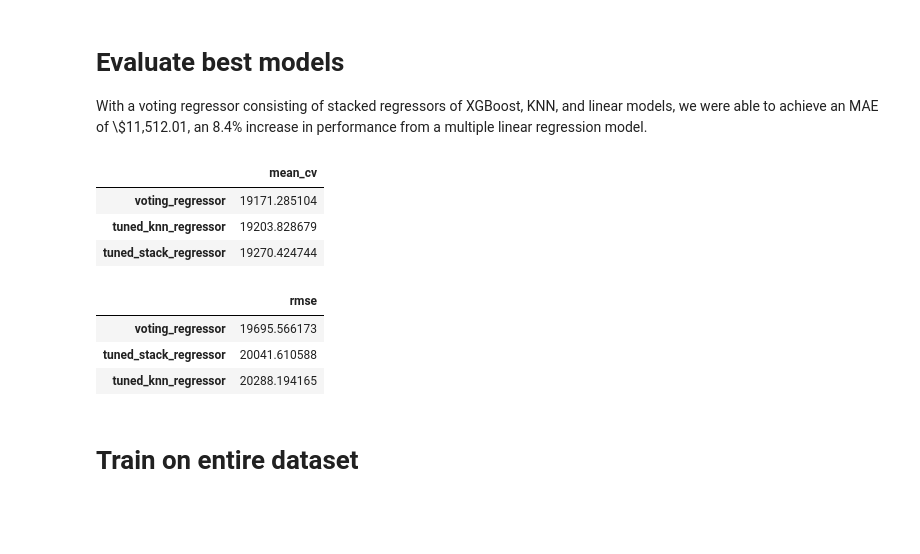
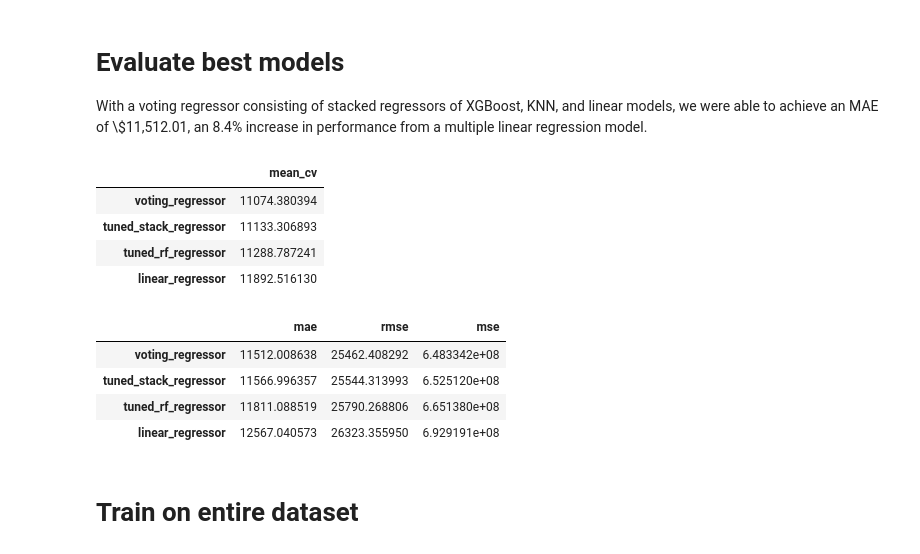
Before and after one commit to nathann3/airbnb_pricer_seattle, a Jupyter notebook: notebooks/3_modeling.ipynb, the cells around one changed output. Drawn from its saved outputs; the diff is of its cells as text; code cells hidden in the pictures; blank space fills up the shorter version.

```diff
--- a/notebooks/3_modeling.ipynb
+++ b/notebooks/3_modeling.ipynb
@@ -264,15 +266,15 @@ param_grid_stack = {
 
 gdStack = GridSearchCV(estimator=tuned_stack,
                       param_grid=param_grid_stack,
-                      cv=5,
+                      cv=cv,
                       n_jobs=-1,
-                      scoring='neg_root_mean_squared_error', verbose=True)
+                      scoring='neg_mean_absolute_error', verbose=True)
 
 gdStack.fit(X_train, y_train)
 
-rmse = -gdStack.best_score_
+mae = -gdStack.best_score_
 pipelines['tuned_stack_regressor'] = gdStack.best_estimator_
-metrics_df = metrics_df.append(pd.DataFrame({'mean_cv': rmse}, index=['tuned_stack_regressor']))
+metrics_df = metrics_df.append(pd.DataFrame({'mean_cv': mae}, index=['tuned_stack_regressor']))
 # %% [output]
 Fitting 5 folds for each of 5 candidates, totalling 25 fits
 # %%
@@ -313,14 +315,14 @@ metrics_df.loc[top_models]
 estimators = [(model, pipelines[model]) for model in top_models]
 pipelines['voting_regressor'] = VotingRegressor(estimators=estimators)
 
-rmse = -cross_val_score(pipelines['voting_regressor'],
+mae = -cross_val_score(pipelines['voting_regressor'],
                         X_train,
                         y_train,
-                        cv=5,
+                        cv=cv,
                         n_jobs=-1,
-                        scoring='neg_root_mean_squared_error').mean()
+                        scoring='neg_mean_absolute_error').mean()
 
-metrics_df = metrics_df.append(pd.DataFrame({'mean_cv': rmse}, index=['voting_regressor']))
+metrics_df = metrics_df.append(pd.DataFrame({'mean_cv': mae}, index=['voting_regressor']))
 # %%
 metrics_df
 # %% [output]
@@ -350,26 +352,33 @@ in performance from a multiple linear regression model.
 # %%
 # Train and evaluate the 3 best models on the entire training dataset.
 final_models = metrics_df.sort_values('mean_cv').index[:3]
+final_models = final_models.append(pd.Index(['linear_regressor']))
 metrics_df.loc[final_models]
 # %% [output]
 |  | mean_cv |
-| voting_regressor | 19171.285104 |
-| tuned_knn_regressor | 19203.828679 |
-| tuned_stack_regressor | 19270.424744 |
+| voting_regressor | 11074.380394 |
+| tuned_stack_regressor | 11133.306893 |
+| tuned_rf_regressor | 11288.787241 |
+| linear_regressor | 11892.516130 |
 # %%
-final_eval = pd.DataFrame(columns=['rmse'])
+final_eval = pd.DataFrame()
 for model in final_models:
     pipelines[model].fit(X_train, y_train)
     y_pred = pipelines[model].predict(X_test)
-    rmse = np.sqrt(mean_squared_error(y_test, y_pred))
-    final_eval = final_eval.append(pd.DataFrame({'rmse': rmse}, index=[model]))
+    mse = mean_squared_error(y_test, y_pred)
+    rmse = np.sqrt(mse)
+    mae = mean_absolute_error(y_test, y_pred)
+    final_eval = final_eval.append(pd.DataFrame({'mae': mae,
+                                                 'rmse': rmse,
+                                                 'mse': mse}, index=[model]))
 # %%
-final_eval.sort_values('rmse')
+final_eval.sort_values('mae')
 # %% [output]
-|  | rmse |
-| voting_regressor | 19695.566173 |
-| tuned_stack_regressor | 20041.610588 |
-| tuned_knn_regressor | 20288.194165 |
+|  | mae | rmse | mse |
+| voting_regressor | 11512.008638 | 25462.408292 | 6.483342e+08 |
+| tuned_stack_regressor | 11566.996357 | 25544.313993 | 6.525120e+08 |
+| tuned_rf_regressor | 11811.088519 | 25790.268806 | 6.651380e+08 |
+| linear_regressor | 12567.040573 | 26323.355950 | 6.929191e+08 |
 # %% [markdown]
 # Train on entire dataset
 # %%
```
Also changed, not shown: parts of 15 cells of this notebook, 1 other file.
